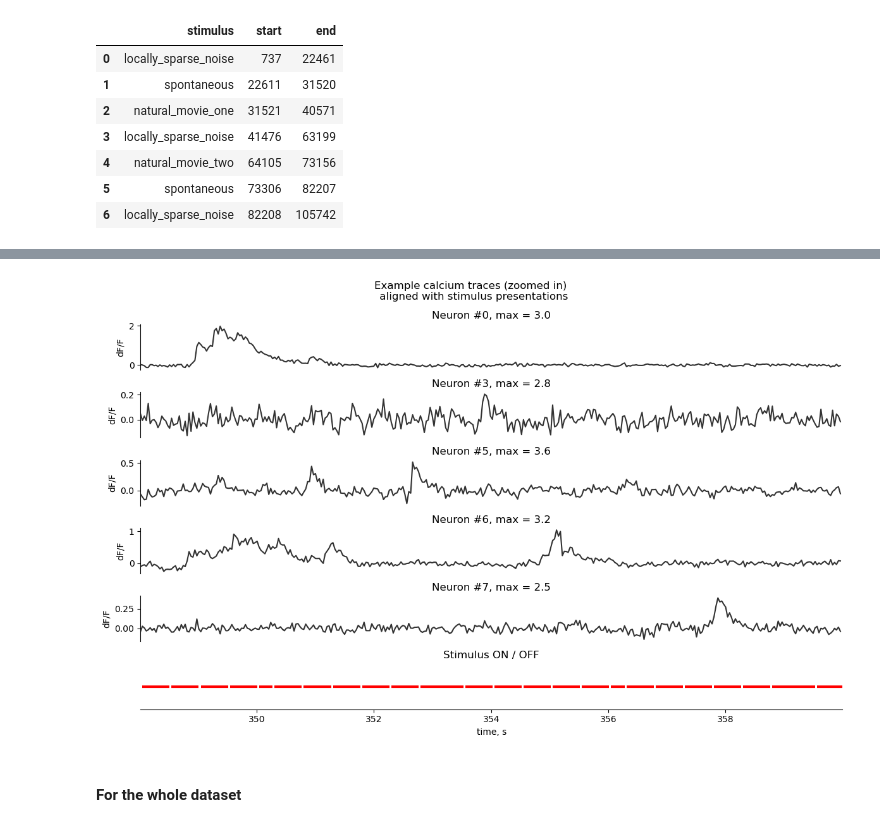
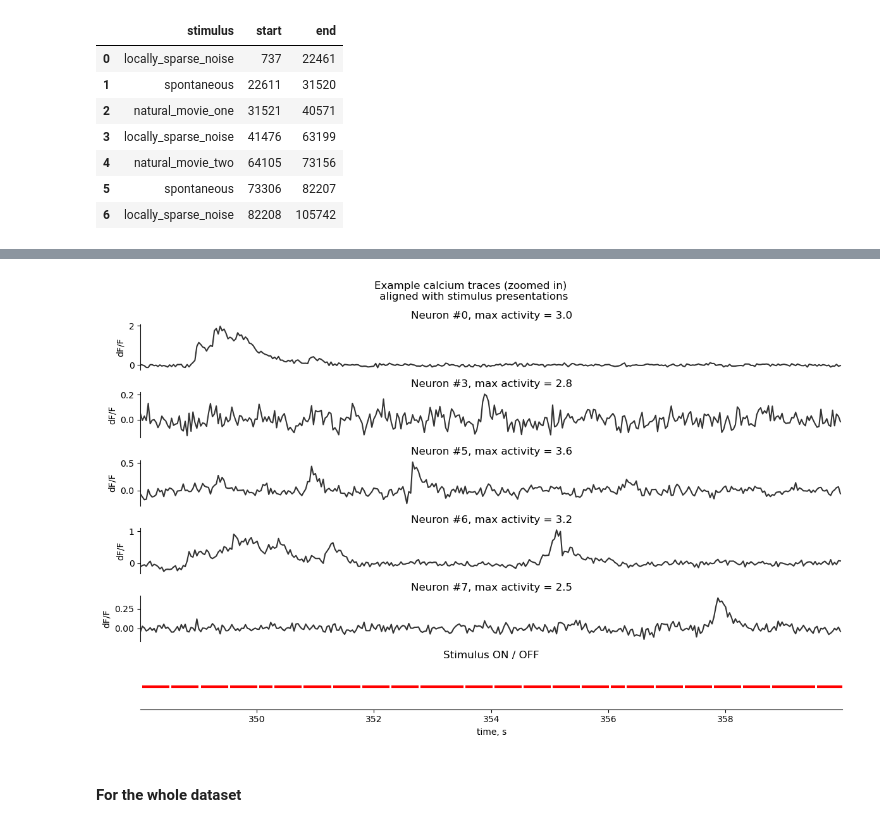
Before and after one commit to atimcenko/tu-neural-data-science, a Jupyter notebook: practical/practical02_Alex.ipynb, the cells around one changed output, grey strips where cells are left out. Drawn from its saved outputs; the diff is of its cells as text; code cells hidden in the pictures.

```diff
--- a/practical/practical02_Alex.ipynb
+++ b/practical/practical02_Alex.ipynb
@@ -560,35 +542,35 @@ for i in range(n + 1):
     if i < n:
         # plotting the trace
         neuron = neurons_list[i]
-        ax.set_title(f"Neuron #{neuron}, max = {neuron_stats['max'][neuron]:.1f}")
+        ax.set_title(f"Neuron #{neuron}, max activity = {np.max(dff[neuron]):.1f}")
         ax.plot(times[it1:it2], dff[neuron, it1:it2], color='black', alpha=0.8, linewidth=1.5)
         ax.set_ylabel("dF/F")
         ax.set_xticks([])
         for loc in ['top', 'right', 'bottom']:
             ax.spines[loc].set_visible(False)
     else:
         # plotting the stimulus as horizontal lines
         stim_xpos_start = times[stim_table['start'].values]
         stim_xpos_end   = times[stim_table['end'].values]
 
         ax.set_title("Stimulus ON / OFF")
         ax.hlines(y = np.zeros(len(stim_xpos_start)),
                   xmin = stim_xpos_start,
                   xmax = stim_xpos_end,
                   colors='red',
                   linewidth=3)
         ax.set_ylim((-0.5, 0.5))
         ax.set_xlabel("time, s")
         ax.set_yticks([])
         for loc in ['top', 'right', 'left']:
             ax.spines[loc].set_visible(False)
 
     ax.set_xlim((times[it1], times[it2]))
 
 
 plt.tight_layout();
 # %% [output]
-[figure, old version]
+[figure, new version]
 # %% [markdown]
 #### For the whole dataset
 # %%
```
Also changed, not shown: parts of 20 cells of this notebook.
